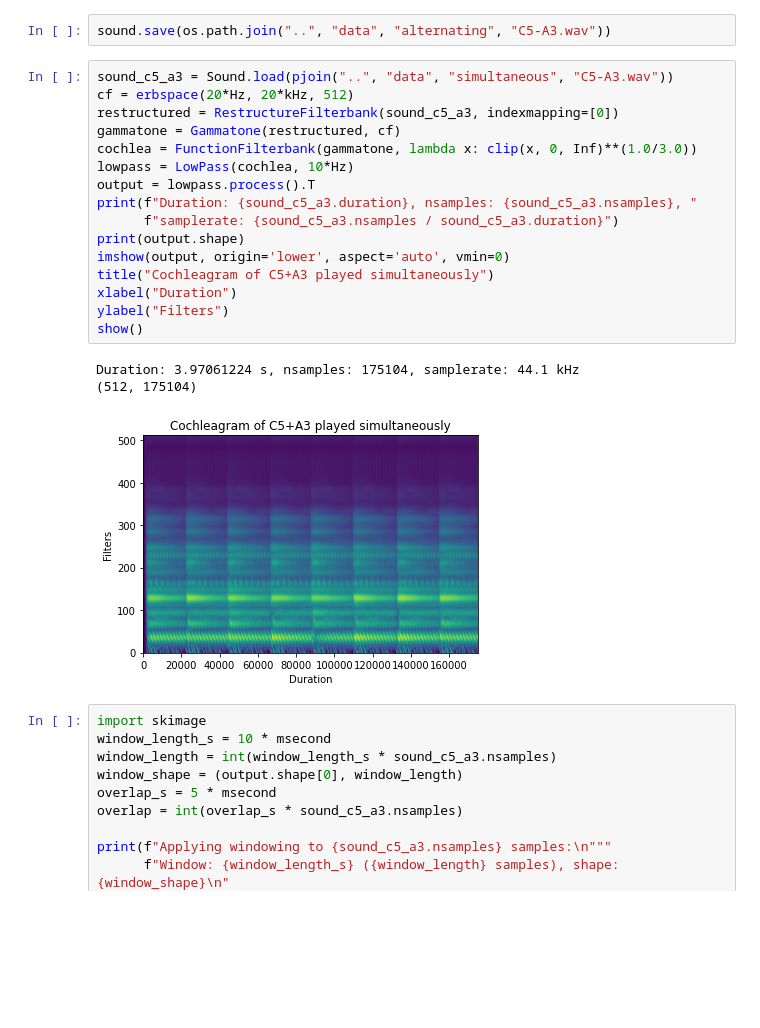
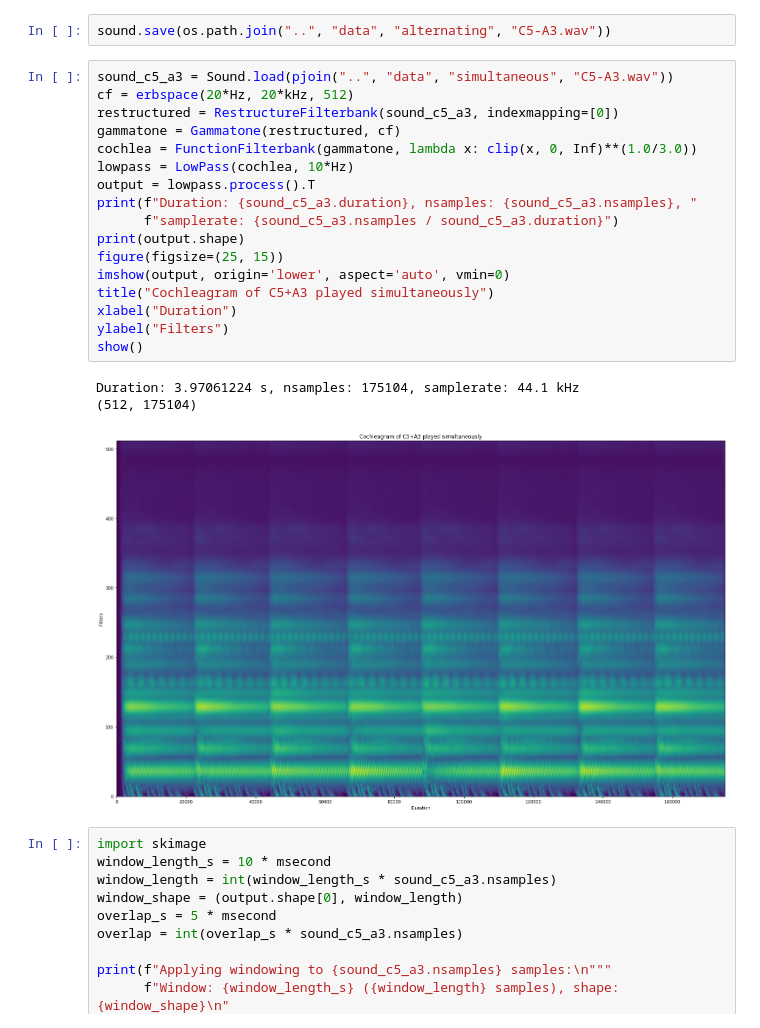
Before and after one commit to salveron/bachelors_thesis, a Jupyter notebook: notebooks/experiments.ipynb, the cells around one changed output. Cells and saved outputs as stored; diff of their text form; blank space fills up the shorter version.

```diff
--- a/notebooks/experiments.ipynb
+++ b/notebooks/experiments.ipynb
@@ -130,23 +130,24 @@ sound.save(os.path.join("..", "data", "alternating", "C5-A3.wav"))
 # %%
 sound_c5_a3 = Sound.load(pjoin("..", "data", "simultaneous", "C5-A3.wav"))
 cf = erbspace(20*Hz, 20*kHz, 512)
 restructured = RestructureFilterbank(sound_c5_a3, indexmapping=[0])
 gammatone = Gammatone(restructured, cf)
 cochlea = FunctionFilterbank(gammatone, lambda x: clip(x, 0, Inf)**(1.0/3.0))
 lowpass = LowPass(cochlea, 10*Hz)
 output = lowpass.process().T
 print(f"Duration: {sound_c5_a3.duration}, nsamples: {sound_c5_a3.nsamples}, "
       f"samplerate: {sound_c5_a3.nsamples / sound_c5_a3.duration}")
 print(output.shape)
+figure(figsize=(25, 15))
 imshow(output, origin='lower', aspect='auto', vmin=0)
 title("Cochleagram of C5+A3 played simultaneously")
 xlabel("Duration")
 ylabel("Filters")
 show()
 # %% [output]
 Duration: 3.97061224 s, nsamples: 175104, samplerate: 44.1 kHz
 (512, 175104)
-[figure, old version]
+[figure, new version]
 # %%
 import skimage
 window_length_s = 10 * msecond
```
Also changed, not shown: parts of 6 cells of this notebook.
